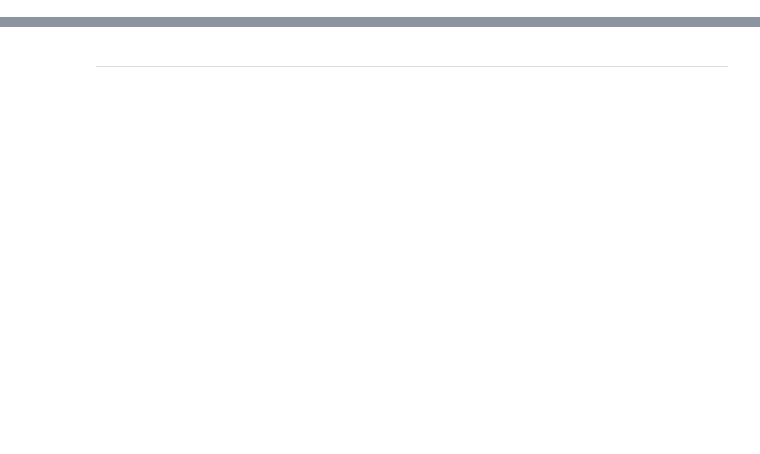
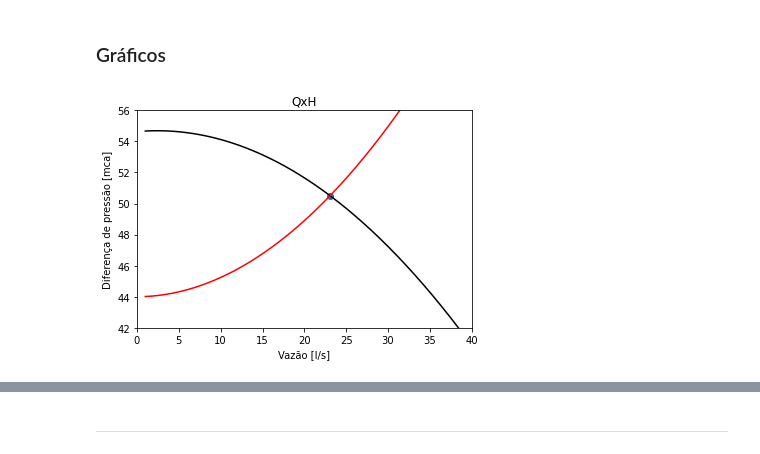
Before and after one commit to Gartarok/Projetos_py, a Jupyter notebook: HPump- VFD.ipynb, the cells around one changed output, grey strips where cells are left out. Saved outputs shown, nothing was run; the diff lists cells and outputs as text; code cells hidden in the pictures; blank space fills up the shorter version.

```diff
--- a/HPump- VFD.ipynb
+++ b/HPump- VFD.ipynb
@@ -87,0 +116,17 @@ fig.show()
+# %%
+#PERDA DE CARGA PRIMÁRIA
+#Rugosidade relativa da tubulação
+epsilon= 0.005334
+#Rugosidade absoluta, fibra de vidro [mm]
+rugosidade_relativa=epsilon/(D_tub*1000)
+#Equação de Darcy-Weisbach
+#Aceleração da gravidade [m/s²]
+g = 9.81
+#Comprimento total da tubulação [m]
+L = 218
+
+#f_D = ((1./(-1.8.*log10(((rugosidade_relativa./3.7).^1.11)+(6.9./Reynolds)))).^2);
+f_D = ((1/(-1.8*np.log10(((rugosidade_relativa/3.7)**1.11)+(6.9/Reynolds))))**2)
+h_f = f_D*((L*(velocidade**2))/(D_tub*2*g))
+#Diferença de altura do ponto de coleta à ao reservatório [mca]
+h_e = 44;
@@ -87,0 +176,17 @@ fig.show()
+# %% [markdown]
+### Gráficos
+# %%
+#Gráfico curva da bomba e curva do sistema
+plt.plot(x,bomba,c='Black')
+plt.plot(x,h_total,c='Red')
+plt.scatter(x[Z],bomba[Z])
+
+plt.xlabel('Vazão [l/s]')
+plt.ylabel('Diferença de pressão [mca]')
+plt.xlim(0, 40);
+plt.ylim(42, 56);
+#plt.legend('Curva da bomba nominal','Curva do sistema K_var','Location','northeast')
+plt.title('QxH')
+plt.show()
+# %% [output]
+[figure, added]
```
Also changed, not shown: parts of 21 cells of this notebook.
